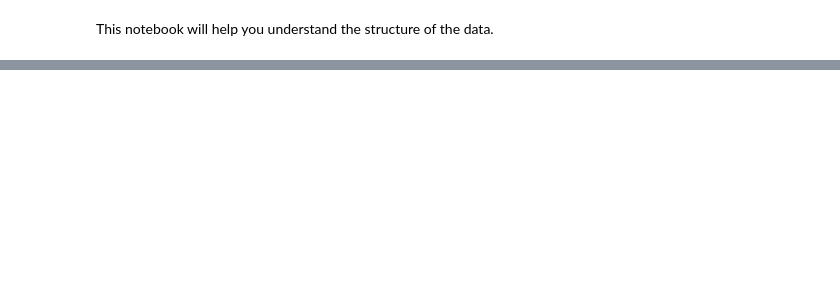
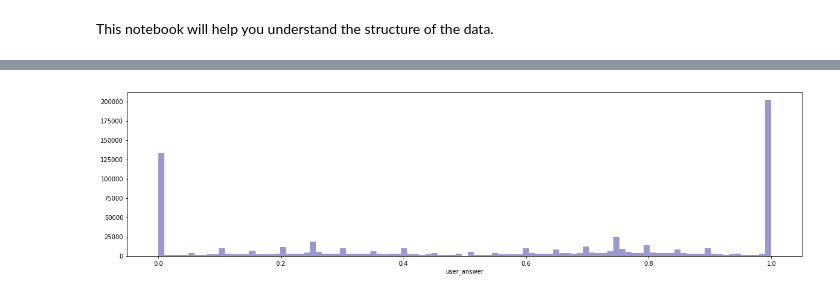
Before and after one commit to dbrainio/cindicator-public-baseline, a Jupyter notebook: DataExploration.ipynb, the cells around one changed output, grey strips where cells are left out. Cells and saved outputs as stored; diff of their text form; code cells hidden in the pictures; blank space fills up the shorter version.

```diff
--- a/DataExploration.ipynb
+++ b/DataExploration.ipynb
@@ -86,0 +126,5 @@ Unique users: 39263
+# %%
+plt.figure(figsize=(20, 5))
+distplot = sns.distplot(df.user_answer, bins=101, color='darkblue', kde=False)
+# %% [output]
+[figure, added]
```
Also changed, not shown: parts of 36 cells of this notebook.
